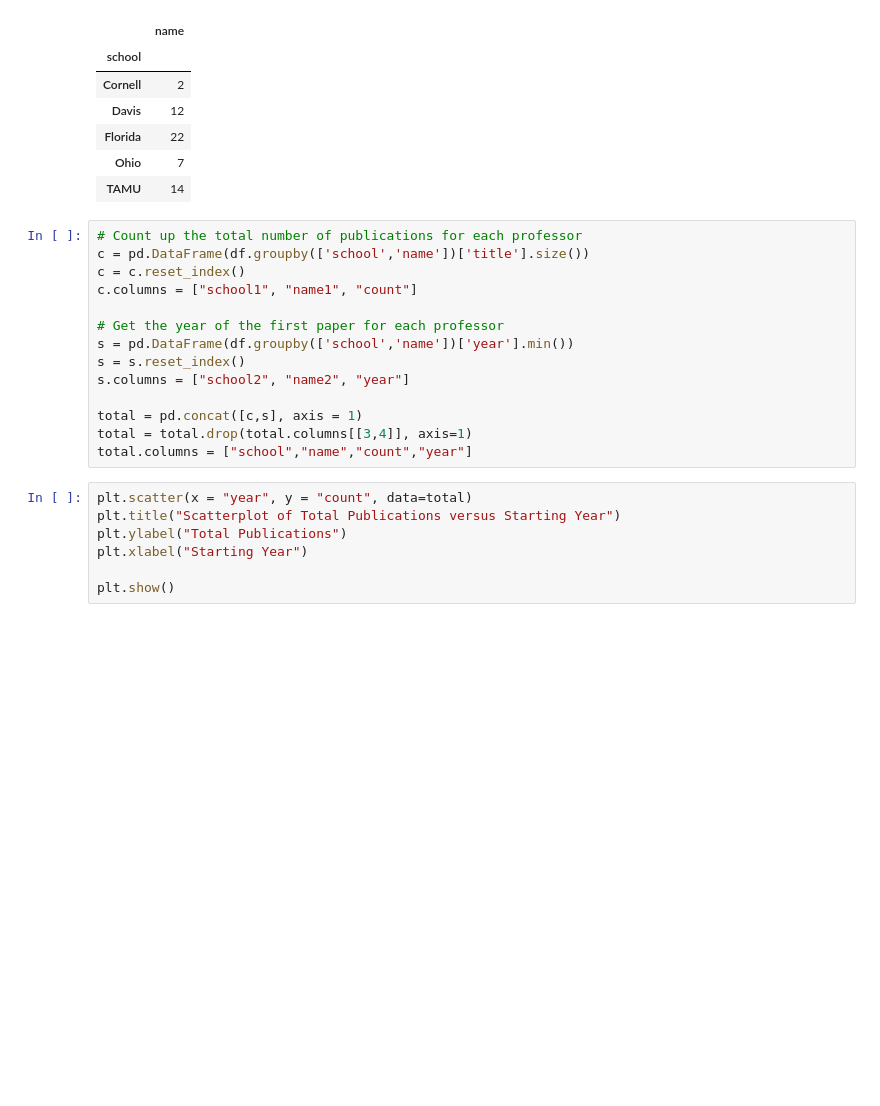
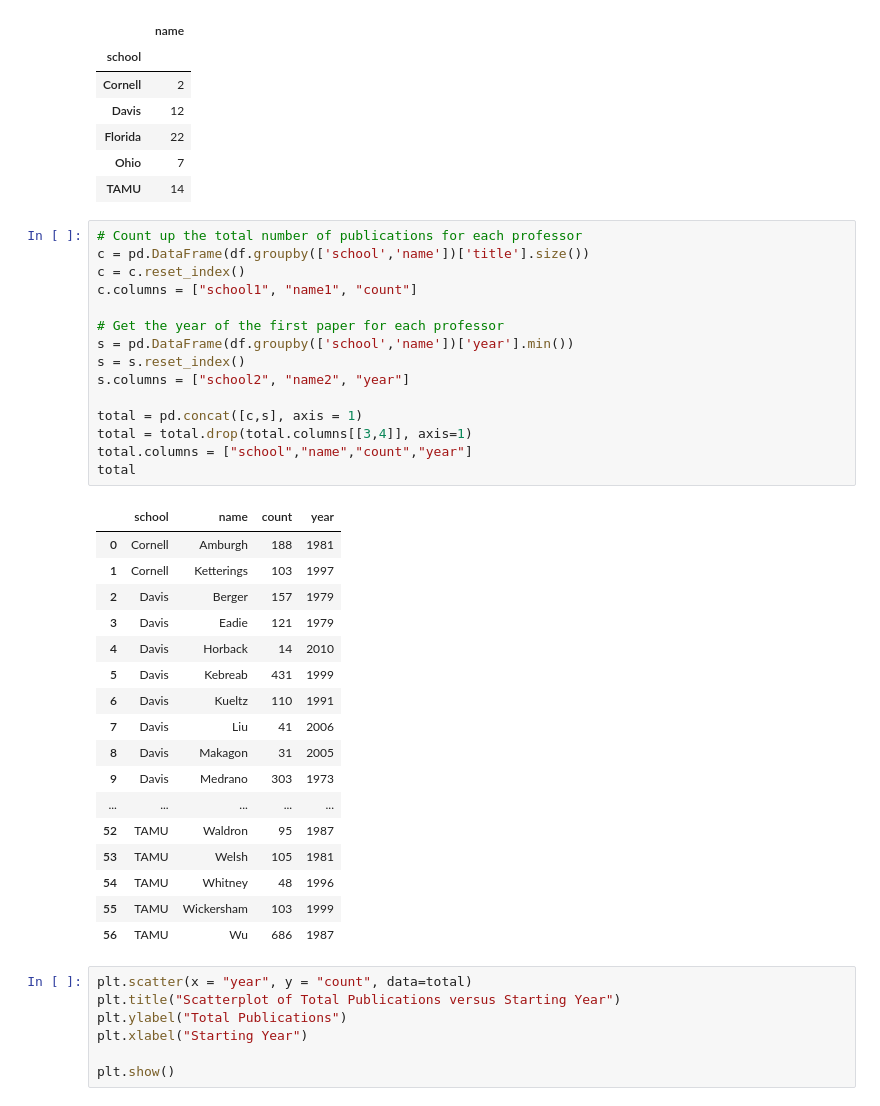
Before and after one commit to courtneylouie/Class-Project, a Jupyter notebook: data_exploration.ipynb, the cells around one changed output. Saved outputs shown, nothing was run; the diff lists cells and outputs as text; blank space fills up the shorter version.

```diff
--- a/data_exploration.ipynb
+++ b/data_exploration.ipynb
@@ -63,17 +66,36 @@ df.groupby('school').agg({'name': 'nunique'})
 # %%
 # Count up the total number of publications for each professor
 c = pd.DataFrame(df.groupby(['school','name'])['title'].size())
 c = c.reset_index()
 c.columns = ["school1", "name1", "count"]
 
 # Get the year of the first paper for each professor
 s = pd.DataFrame(df.groupby(['school','name'])['year'].min())
 s = s.reset_index()
 s.columns = ["school2", "name2", "year"]
 
 total = pd.concat([c,s], axis = 1)
 total = total.drop(total.columns[[3,4]], axis=1)
 total.columns = ["school","name","count","year"]
+total
+# %% [output]
+|  | school | name | count | year |
+| 0 | Cornell | Amburgh | 188 | 1981 |
+| 1 | Cornell | Ketterings | 103 | 1997 |
+| 2 | Davis | Berger | 157 | 1979 |
+| 3 | Davis | Eadie | 121 | 1979 |
+| 4 | Davis | Horback | 14 | 2010 |
+| 5 | Davis | Kebreab | 431 | 1999 |
+| 6 | Davis | Kueltz | 110 | 1991 |
+| 7 | Davis | Liu | 41 | 2006 |
+| 8 | Davis | Makagon | 31 | 2005 |
+| 9 | Davis | Medrano | 303 | 1973 |
+| ... | ... | ... | ... | ... |
+| 52 | TAMU | Waldron | 95 | 1987 |
+| 53 | TAMU | Welsh | 105 | 1981 |
+| 54 | TAMU | Whitney | 48 | 1996 |
+| 55 | TAMU | Wickersham | 103 | 1999 |
+| 56 | TAMU | Wu | 686 | 1987 |
 # %%
 plt.scatter(x = "year", y = "count", data=total)
 plt.title("Scatterplot of Total Publications versus Starting Year")
```
Also changed, not shown: parts of 1 cell of this notebook, 2 other files.
